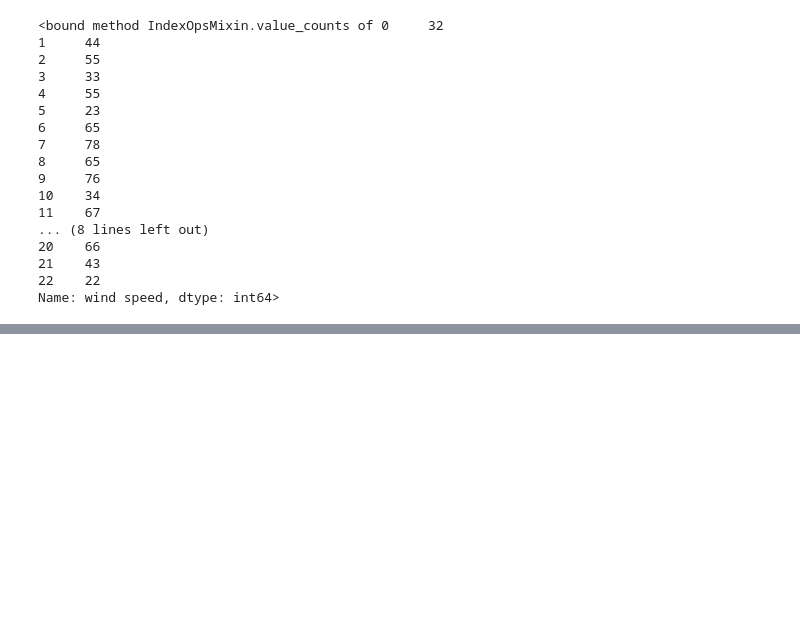
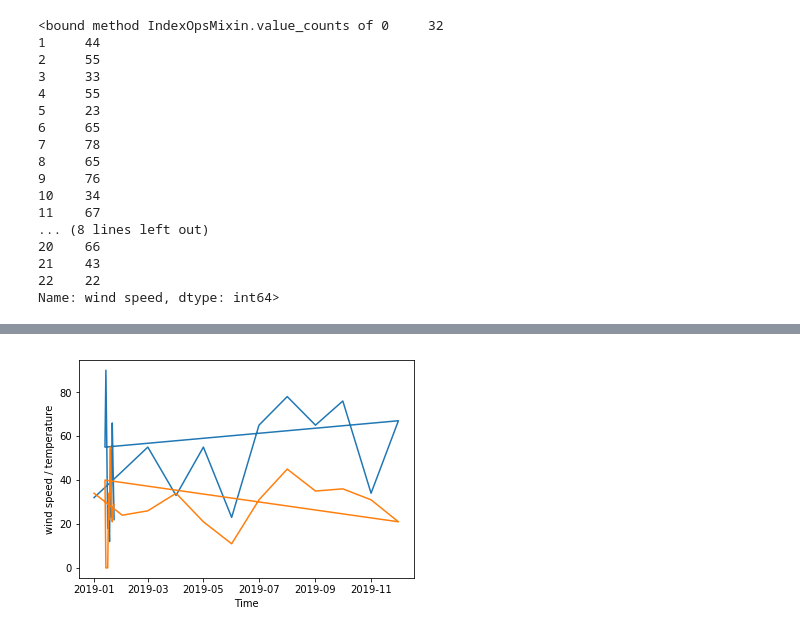
Before and after one commit to SANYAM1996/scatter-plotter, a Jupyter notebook: Datacamp/DATA_VISUAL.ipynb, the cells around one changed output, grey strips where cells are left out. Drawn from its saved outputs; the diff is of its cells as text; code cells hidden in the pictures; blank space fills up the shorter version.

Commit message:
times series analysis

```diff
--- a/Datacamp/DATA_VISUAL.ipynb
+++ b/Datacamp/DATA_VISUAL.ipynb
@@ -107,0 +113,2 @@ Name: wind speed, dtype: int64>
+# %%
+climate_change = pd.read_csv('env-data-del.csv',parse_dates=["day"],index_col="day")
@@ -107,0 +136,10 @@ Name: wind speed, dtype: int64>
+# %%
+# Plotting two time-series together
+fig, ax = plt.subplots()
+ax.plot(climate_change.index, climate_change["wind speed"])
+ax.plot(climate_change.index, climate_change["temperature"])
+ax.set_xlabel('Time')
+ax.set_ylabel('wind speed / temperature')
+plt.show()
+# %% [output]
+[figure, added]
```
Also changed, not shown: parts of 5 cells of this notebook.
